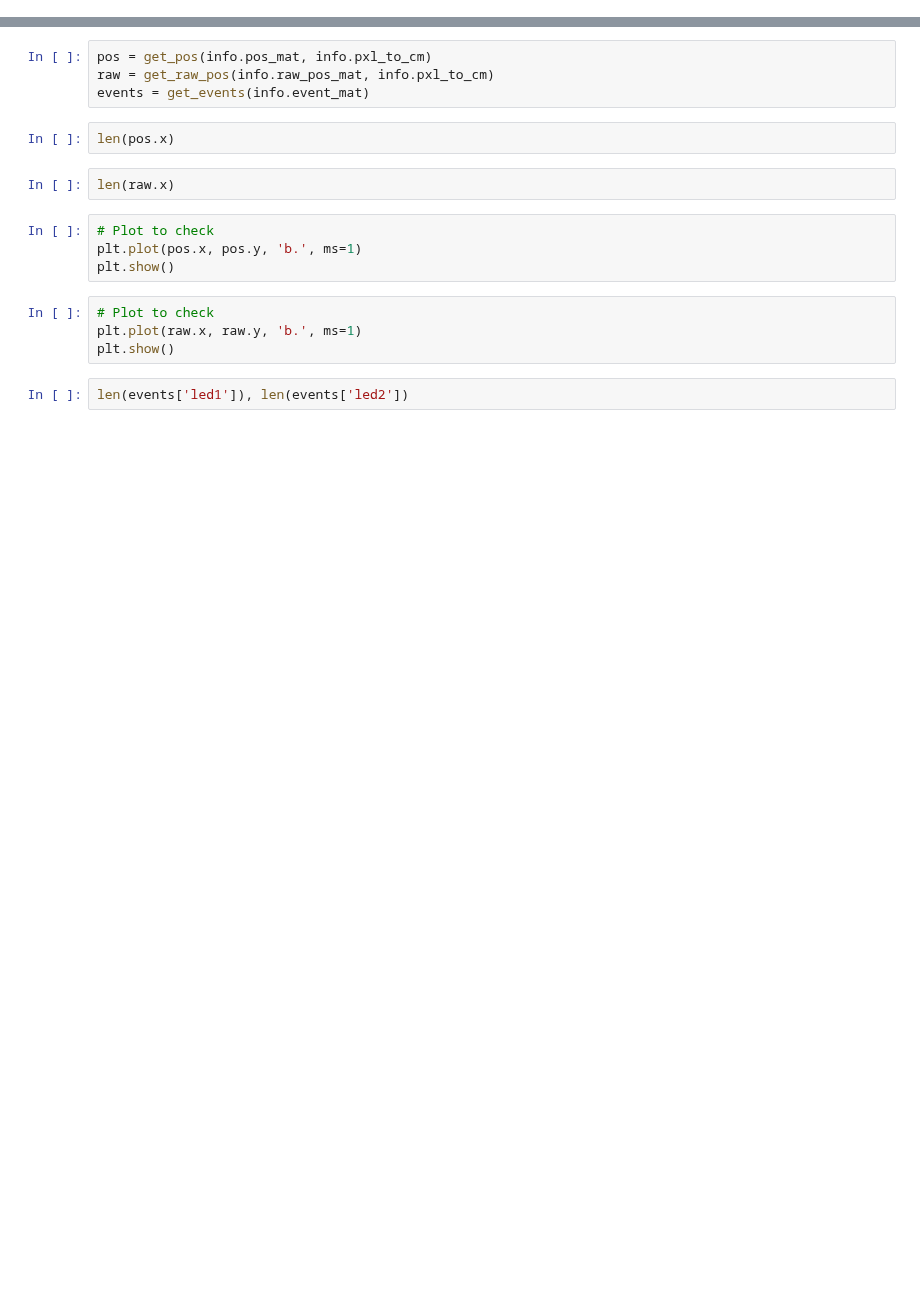
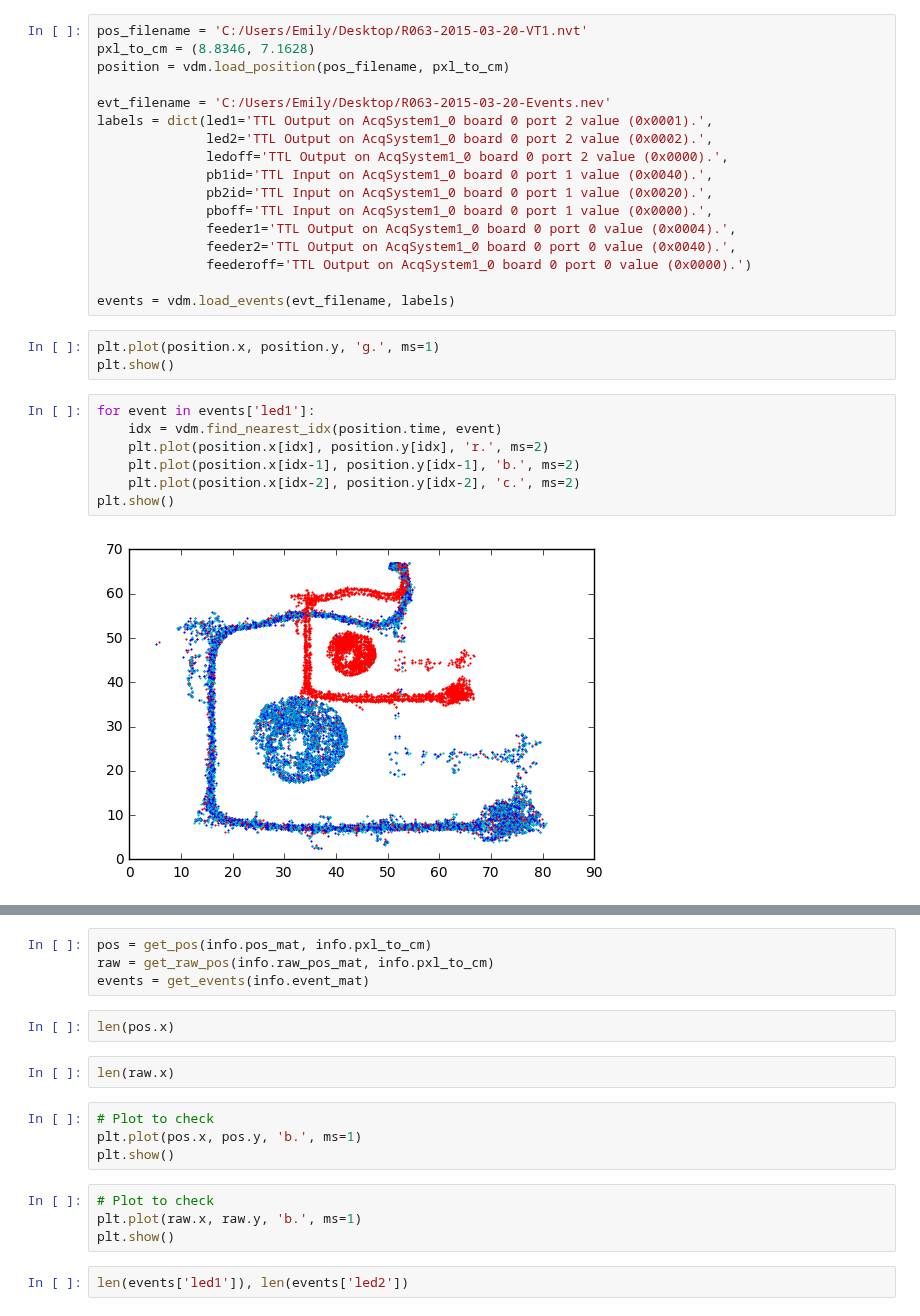
Before and after one commit to vandermeerlab/emi_shortcut, a Jupyter notebook: correct_position.ipynb, the cells around one changed output, grey strips where cells are left out. Drawn from its saved outputs; the diff is of its cells as text; blank space fills up the shorter version.

Commit message:
wip correcting position

```diff
--- a/correct_position.ipynb
+++ b/correct_position.ipynb
@@ -0,0 +8,29 @@
+# %%
+pos_filename = 'C:/Users/Emily/Desktop/R063-2015-03-20-VT1.nvt'
+pxl_to_cm = (8.8346, 7.1628)
+position = vdm.load_position(pos_filename, pxl_to_cm)
+
+evt_filename = 'C:/Users/Emily/Desktop/R063-2015-03-20-Events.nev'
+labels = dict(led1='TTL Output on AcqSystem1_0 board 0 port 2 value (0x0001).',
+              led2='TTL Output on AcqSystem1_0 board 0 port 2 value (0x0002).',
+              ledoff='TTL Output on AcqSystem1_0 board 0 port 2 value (0x0000).',
+              pb1id='TTL Input on AcqSystem1_0 board 0 port 1 value (0x0040).',
+              pb2id='TTL Input on AcqSystem1_0 board 0 port 1 value (0x0020).',
+              pboff='TTL Input on AcqSystem1_0 board 0 port 1 value (0x0000).',
+              feeder1='TTL Output on AcqSystem1_0 board 0 port 0 value (0x0004).',
+              feeder2='TTL Output on AcqSystem1_0 board 0 port 0 value (0x0040).',
+              feederoff='TTL Output on AcqSystem1_0 board 0 port 0 value (0x0000).')
+
+events = vdm.load_events(evt_filename, labels)
+# %%
+plt.plot(position.x, position.y, 'g.', ms=1)
+plt.show()
+# %%
+for event in events['led1']:
+    idx = vdm.find_nearest_idx(position.time, event)
+    plt.plot(position.x[idx], position.y[idx], 'r.', ms=2)
+    plt.plot(position.x[idx-1], position.y[idx-1], 'b.', ms=2)
+    plt.plot(position.x[idx-2], position.y[idx-2], 'c.', ms=2)
+plt.show()
+# %% [output]
+[figure, added]
```
Also changed, not shown: parts of 7 cells of this notebook, 1 other file.
